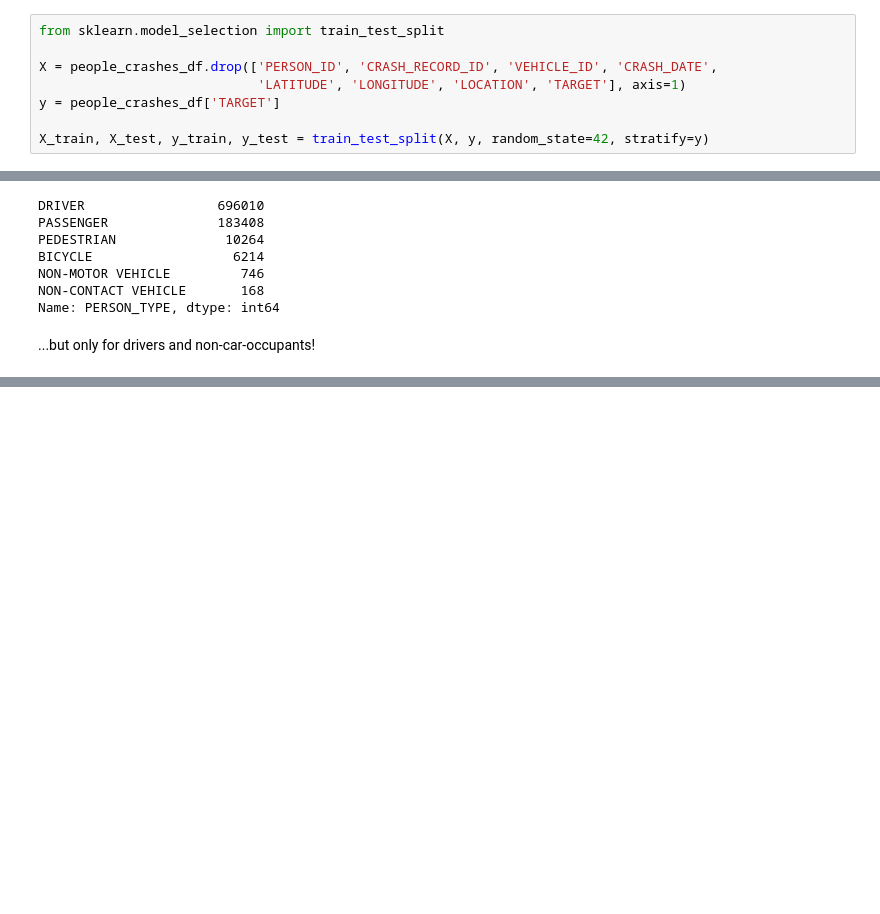
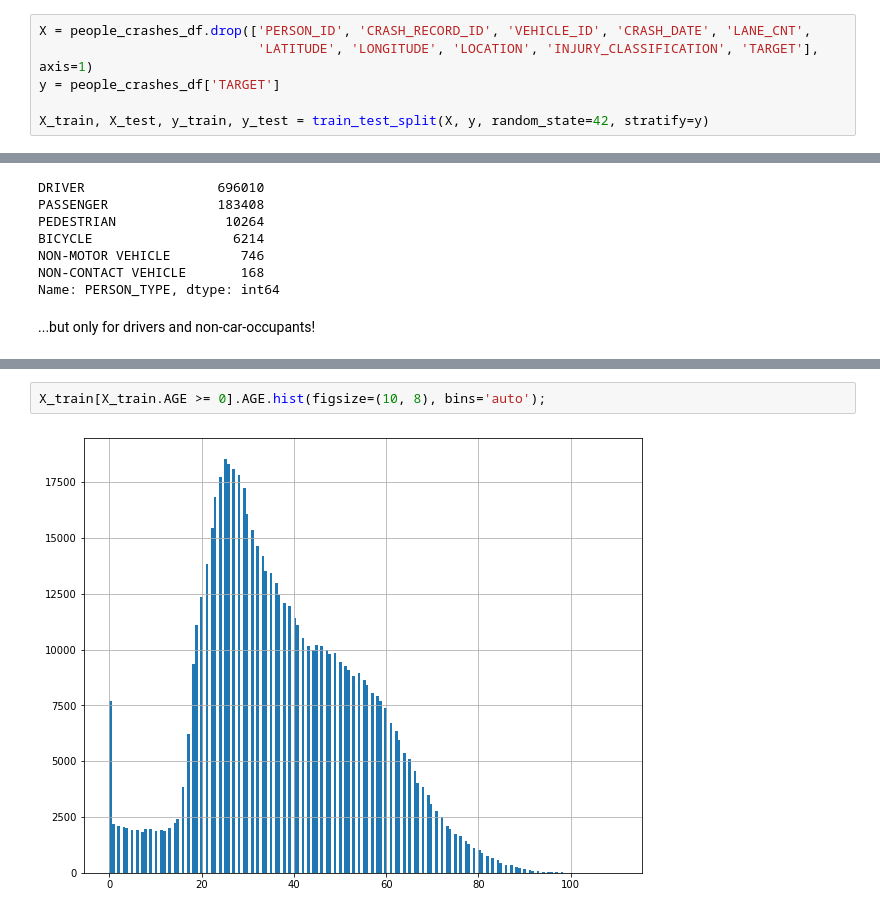
Before and after one commit to AngieKay/Chicago-Crashes, a Jupyter notebook: Markowitz_working_nb.ipynb, the cells around one changed output, grey strips where cells are left out. Cells and saved outputs as stored; diff of their text form; blank space fills up the shorter version.

```diff
--- a/Markowitz_working_nb.ipynb
+++ b/Markowitz_working_nb.ipynb
@@ -615,8 +617,6 @@ Index(['PERSON_ID', 'PERSON_TYPE', 'CRASH_RECORD_ID', 'VEHICLE_ID',
 # %%
-from sklearn.model_selection import train_test_split
-
-X = people_crashes_df.drop(['PERSON_ID', 'CRASH_RECORD_ID', 'VEHICLE_ID', 'CRASH_DATE',
-                            'LATITUDE', 'LONGITUDE', 'LOCATION', 'TARGET'], axis=1)
+X = people_crashes_df.drop(['PERSON_ID', 'CRASH_RECORD_ID', 'VEHICLE_ID', 'CRASH_DATE', 'LANE_CNT',
+                            'LATITUDE', 'LONGITUDE', 'LOCATION', 'INJURY_CLASSIFICATION', 'TARGET'], axis=1)
 y = people_crashes_df['TARGET']
 
 X_train, X_test, y_train, y_test = train_test_split(X, y, random_state=42, stratify=y)
@@ -678,0 +705,4 @@ Name: PERSON_TYPE, dtype: int64
+# %%
+X_train[X_train.AGE >= 0].AGE.hist(figsize=(10, 8), bins='auto');
+# %% [output]
+[figure, added]
```
Also changed, not shown: parts of 27 cells of this notebook.
